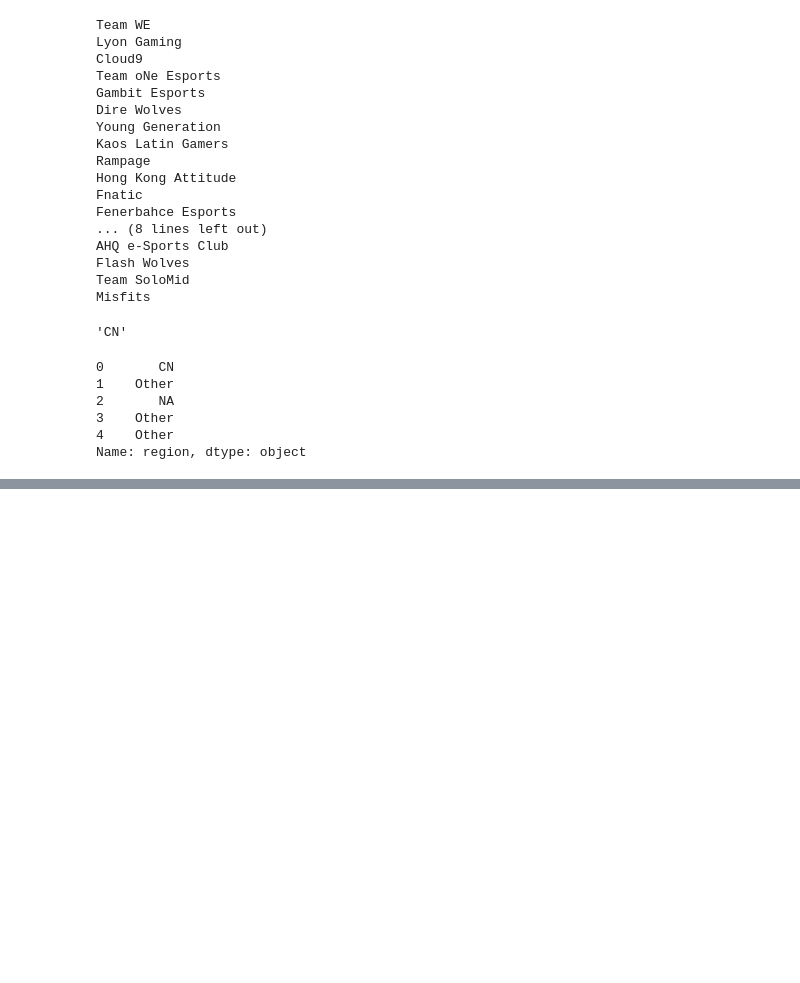
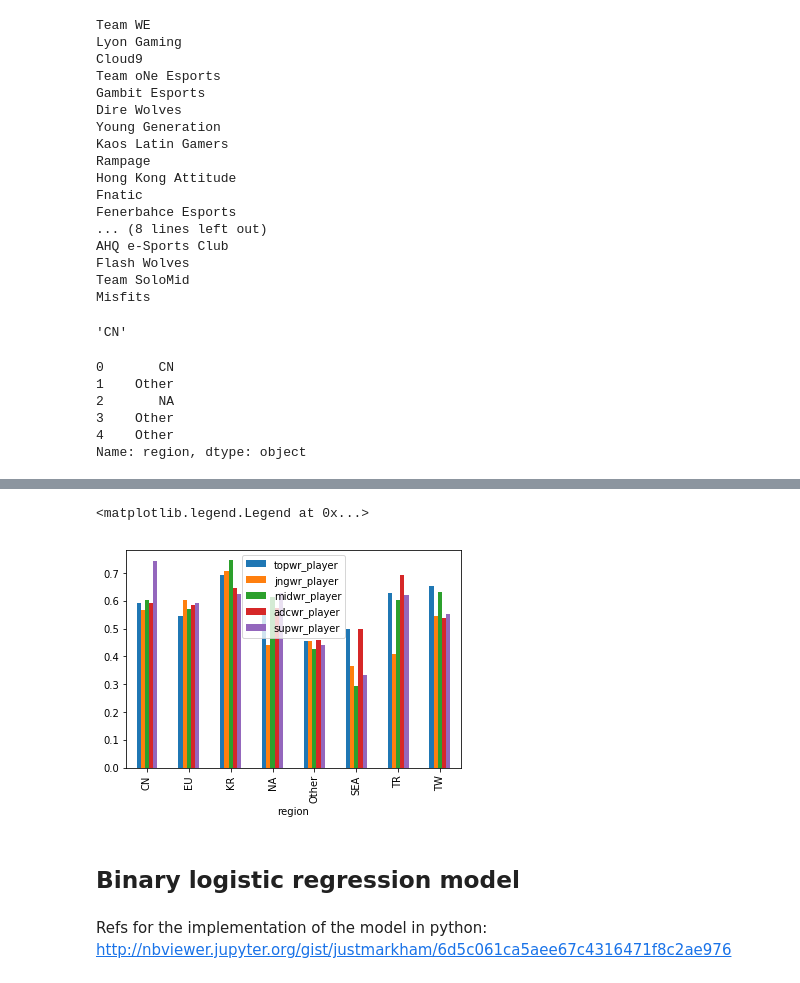
Before and after one commit to dsalgador/LeagueOfLegends-Project-Python, a Jupyter notebook: Model-Study.ipynb, the cells around one changed output, grey strips where cells are left out. Drawn from its saved outputs; the diff is of its cells as text; code cells hidden in the pictures; blank space fills up the shorter version.

Commit message:
Finished model prediction

```diff
--- a/Model-Study.ipynb
+++ b/Model-Study.ipynb
@@ -152,0 +182,9 @@ test_df2.head()
+# %%
+region_stats.iloc[:,1:].plot(kind = 'bar'); plt.legend(loc='best')
+# %% [output]
+<matplotlib.legend.Legend at 0x...>
+[figure, added]
+# %% [markdown]
+## Binary logistic regression model
+# %% [markdown]
+Refs for the implementation of the model in python: http://nbviewer.jupyter.org/gist/justmarkham/6d5c061ca5aee67c4316471f8c2ae976
```
Also changed, not shown: parts of 43 cells of this notebook.
